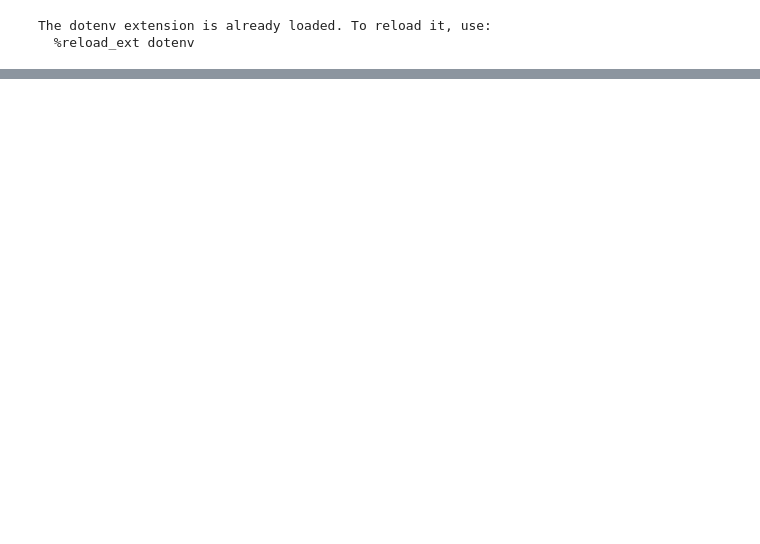
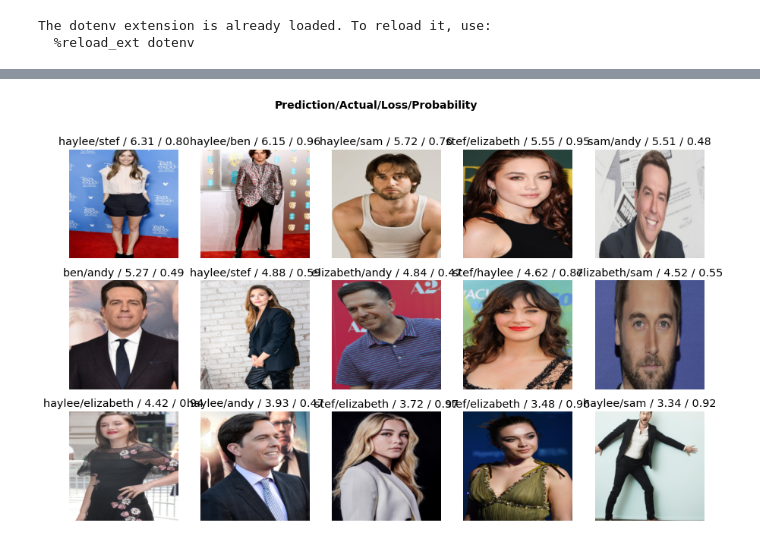
Before and after one commit to hayleefay/tell-my-friends-apart, a Jupyter notebook: tell-my-friends-apart.ipynb, the cells around one changed output, grey strips where cells are left out. Saved outputs shown, nothing was run; the diff lists cells and outputs as text; code cells hidden in the pictures; blank space fills up the shorter version.

```diff
--- a/tell-my-friends-apart.ipynb
+++ b/tell-my-friends-apart.ipynb
@@ -27,0 +55,4 @@ if not path.exists():
+# %%
+interp.plot_top_losses(15, nrows=3)
+# %% [output]
+[figure, added]
```
Also changed, not shown: parts of 5 cells of this notebook.
